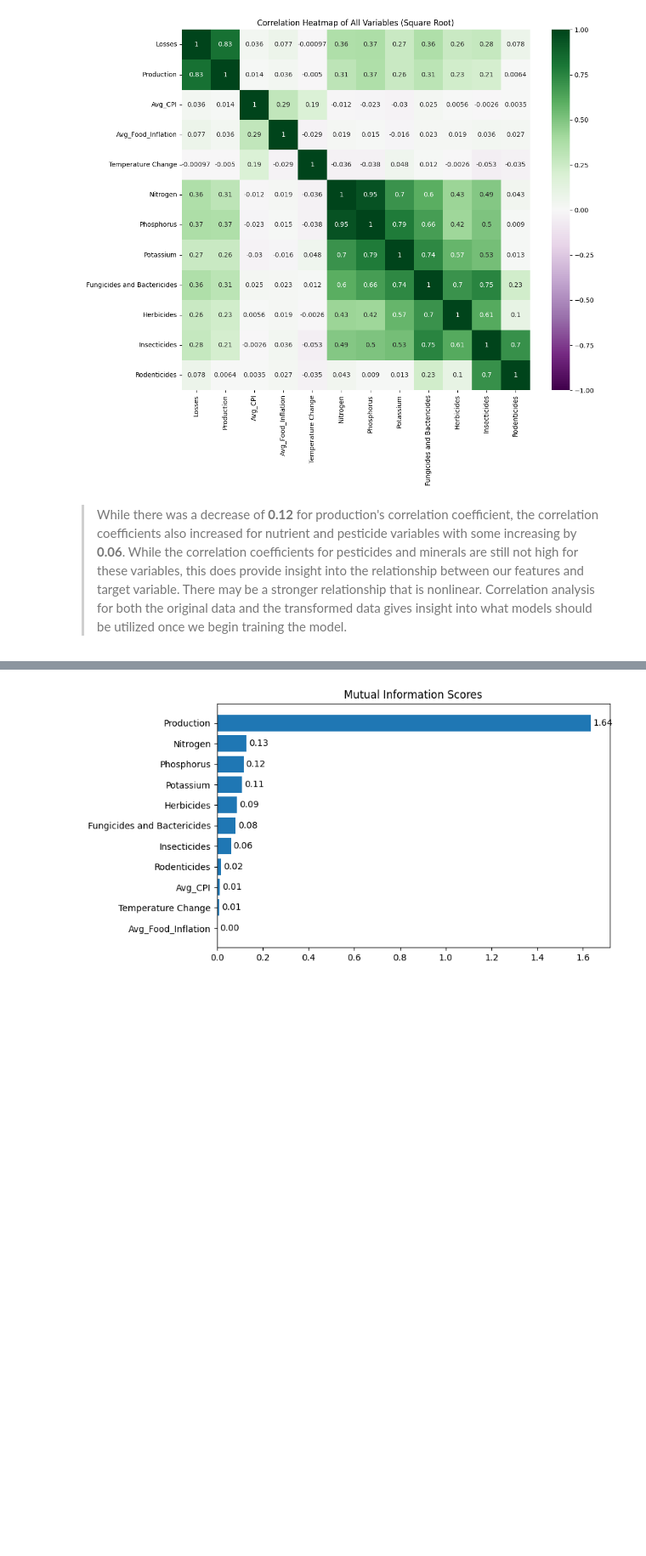
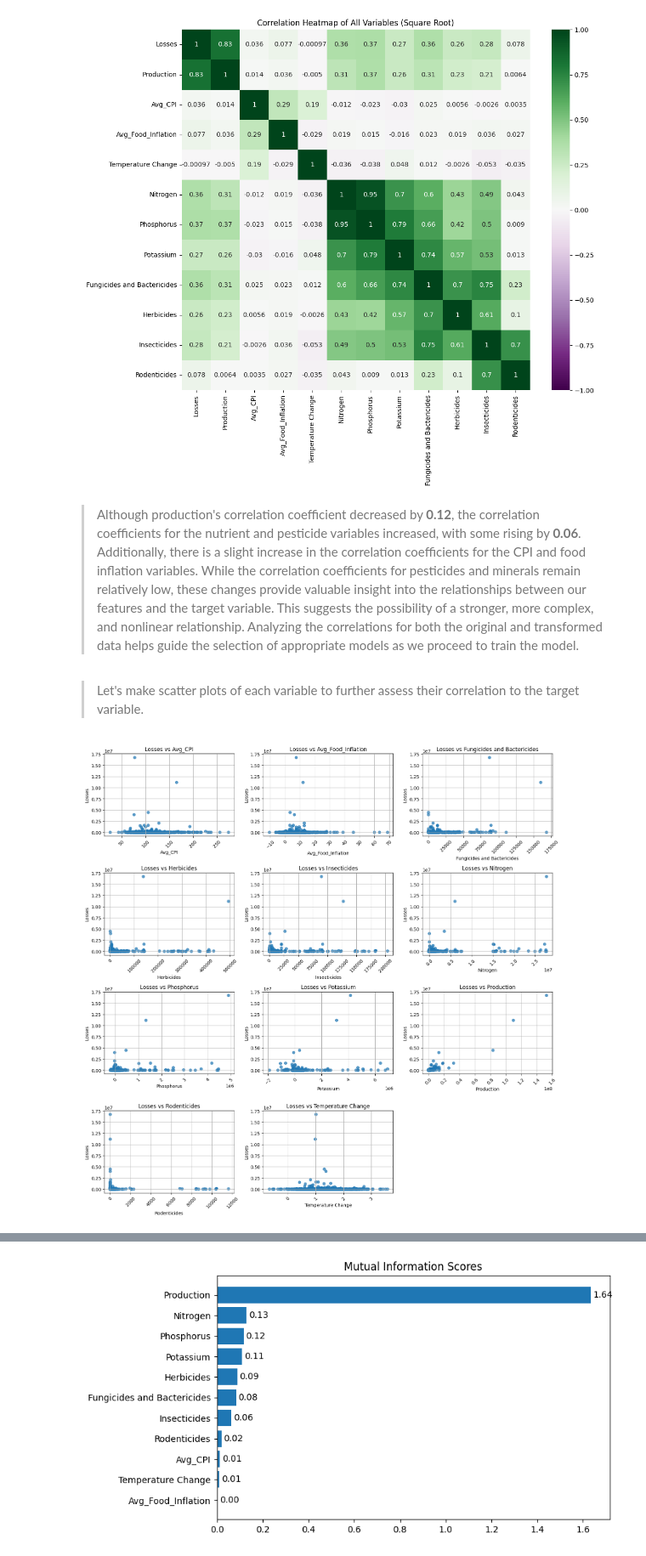
Before and after one commit to zerrynlh/Predicting-Crop-Losses-Using-Economic-Environmental-and-Agricultural-Factors, a Jupyter notebook: models.ipynb, the cells around one changed output, grey strips where cells are left out. Shown at 85% size. Cells and saved outputs as stored; diff of their text form; code cells hidden in the pictures; blank space fills up the shorter version.

Commit message:
tuned model

```diff
--- a/models.ipynb
+++ b/models.ipynb
@@ -314,4 +326,33 @@ plt.show()
 # %% [output]
 [figure]
 # %% [markdown]
->While there was a decrease of **0.12** for production's correlation coefficient, the correlation coefficients also increased for nutrient and pesticide variables with some increasing by **0.06**. While the correlation coefficients for pesticides and minerals are still not high for these variables, this does provide insight into the relationship between our features and target variable. There may be a stronger relationship that is nonlinear. Correlation analysis for both the original data and the transformed data gives insight into what models should be utilized once we begin training the model.
+>Although production's correlation coefficient decreased by **0.12**, the correlation coefficients for the nutrient and pesticide variables increased, with some rising by **0.06**. Additionally, there is a slight increase in the correlation coefficients for the CPI and food inflation variables. While the correlation coefficients for pesticides and minerals remain relatively low, these changes provide valuable insight into the relationships between our features and the target variable. This suggests the possibility of a stronger, more complex, and nonlinear relationship. Analyzing the correlations for both the original and transformed data helps guide the selection of appropriate models as we proceed to train the model.
+# %% [markdown]
+>Let's make scatter plots of each variable to further assess their correlation to the target variable.
+# %%
+# Exclude 'Item_AG' and prepare variables for plotting
+variables = agri_data.columns.difference(['Item_AG', 'Losses'])
+
+# Set up subplots
+n_vars = len(variables)
+fig, axes = plt.subplots(4, 3, figsize=(15, 15), sharey=False)
+axes = axes.flatten()
+
+# Plot each variable against Losses
+for i, var in enumerate(variables):
+    axes[i].scatter(agri_data[var], agri_data['Losses'], alpha=0.7)
+    axes[i].set_title(f"Losses vs {var}")
+    axes[i].set_xlabel(var)
+    axes[i].set_ylabel("Losses")
+    axes[i].grid(True)
+    axes[i].tick_params(axis='x', rotation=45)
+
+# Hide any unused subplots
+for j in range(len(variables), len(axes)):
+    axes[j].axis('off')
+
+# Adjust layout and show plot
+plt.tight_layout()
+plt.show()
+# %% [output]
+[figure, added]
```
Also changed, not shown: parts of 28 cells of this notebook, 11 other files.
